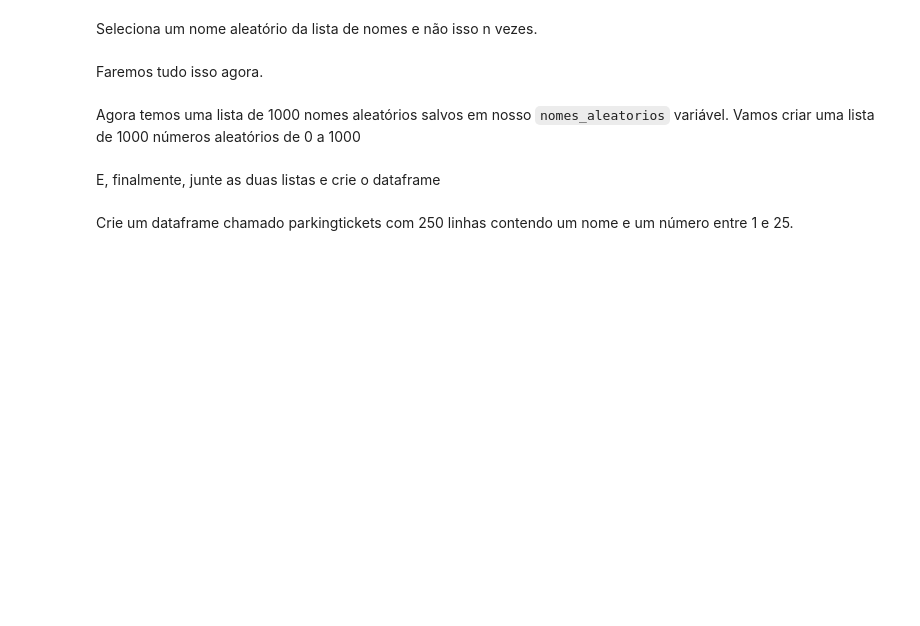
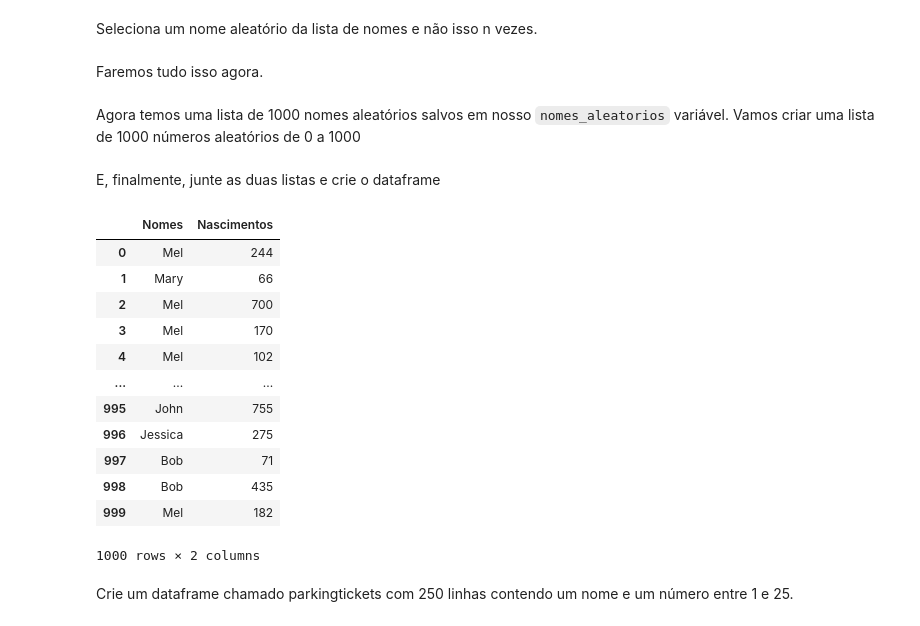
Before and after one commit to caiquemiranda/data-analysis-python-IV, a Jupyter notebook: 01-Obtendo_dados.ipynb, the cells around one changed output. Saved outputs shown, nothing was run; the diff lists cells and outputs as text; code cells hidden in the pictures; blank space fills up the shorter version.

```diff
--- a/01-Obtendo_dados.ipynb
+++ b/01-Obtendo_dados.ipynb
@@ -614,11 +614,25 @@ E, finalmente, junte as duas listas e crie o dataframe
 # %%
 # Criando conjunto de dados a partir de listas de nomes e números aleatórios
 
 BabyDataSet2 = list(zip(nomes_aleatorios, nascimentos))
 df = pd.DataFrame(data = BabyDataSet2,
-                  column = ['Nomes', 'Nascimentos'])
+                  columns = ['Nomes', 'Nascimentos'])
 
 df
+# %% [output]
+|  | Nomes | Nascimentos |
+| 0 | Mel | 244 |
+| 1 | Mary | 66 |
+| 2 | Mel | 700 |
+| 3 | Mel | 170 |
+| 4 | Mel | 102 |
+| ... | ... | ... |
+| 995 | John | 755 |
+| 996 | Jessica | 275 |
+| 997 | Bob | 71 |
+| 998 | Bob | 435 |
+| 999 | Mel | 182 |
+1000 rows × 2 columns
 # %% [markdown]
 Crie um dataframe chamado parkingtickets com 250 linhas contendo um nome e um número entre 1 e 25.
 # %%
```
Also changed, not shown: parts of 3 cells of this notebook, 2 other files.
